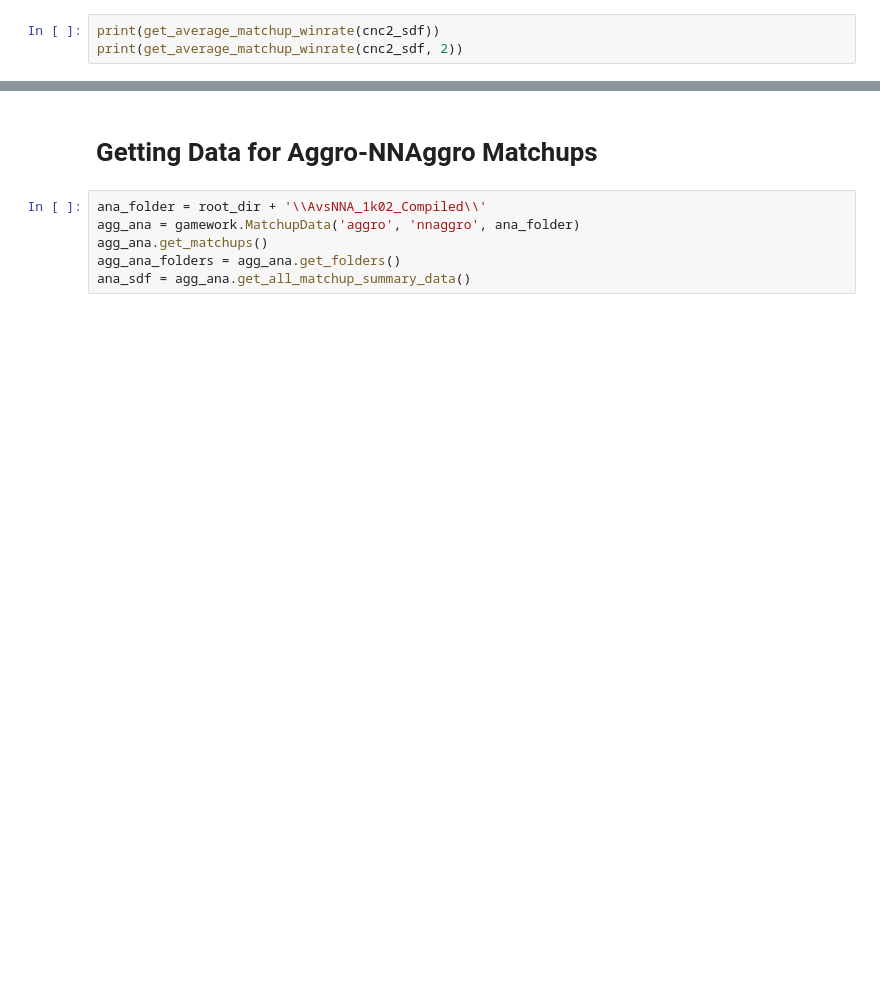
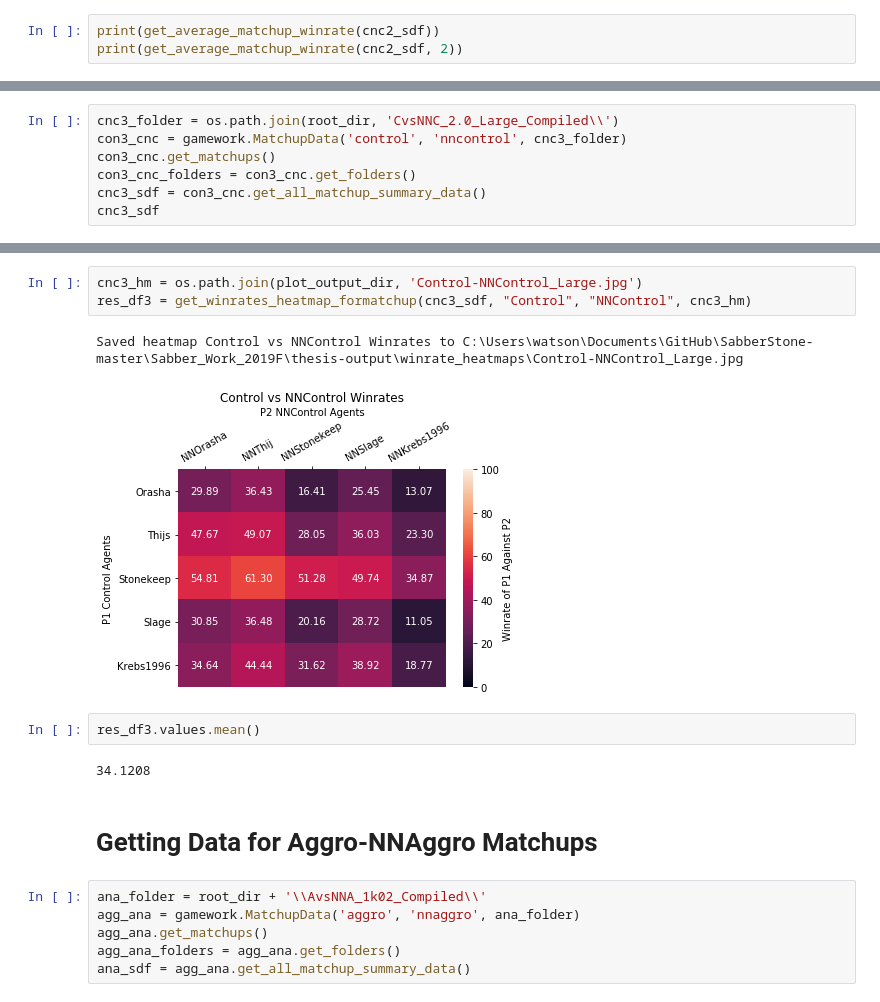
Before and after one commit to cww5/Sabber_Work_2019F, a Jupyter notebook: thesis-extensions/Spring_Data_Analysis.ipynb, the cells around one changed output, grey strips where cells are left out. Drawn from its saved outputs; the diff is of its cells as text; blank space fills up the shorter version.

```diff
--- a/thesis-extensions/Spring_Data_Analysis.ipynb
+++ b/thesis-extensions/Spring_Data_Analysis.ipynb
@@ -630,0 +671,7 @@ print(get_average_matchup_winrate(cnc2_sdf, 2))
+# %%
+cnc3_folder = os.path.join(root_dir, 'CvsNNC_2.0_Large_Compiled\\')
+con3_cnc = gamework.MatchupData('control', 'nncontrol', cnc3_folder)
+con3_cnc.get_matchups()
+con3_cnc_folders = con3_cnc.get_folders()
+cnc3_sdf = con3_cnc.get_all_matchup_summary_data()
+cnc3_sdf
@@ -631,3 +708,13 @@ print(get_average_matchup_winrate(cnc2_sdf, 2))
+# %%
+cnc3_hm = os.path.join(plot_output_dir, 'Control-NNControl_Large.jpg')
+res_df3 = get_winrates_heatmap_formatchup(cnc3_sdf, "Control", "NNControl", cnc3_hm)
+# %% [output]
+Saved heatmap Control vs NNControl Winrates to C:\Users\watson\Documents\GitHub\SabberStone-master\Sabber_Work_2019F\thesis-output\winrate_heatmaps\Control-NNControl_Large.jpg
+[figure, added]
+# %%
+res_df3.values.mean()
+# %% [output]
+34.1208
 # %% [markdown]
 # Getting Data for Aggro-NNAggro Matchups
 # %%
```
Also changed, not shown: parts of 33 cells of this notebook, 26 other files.
